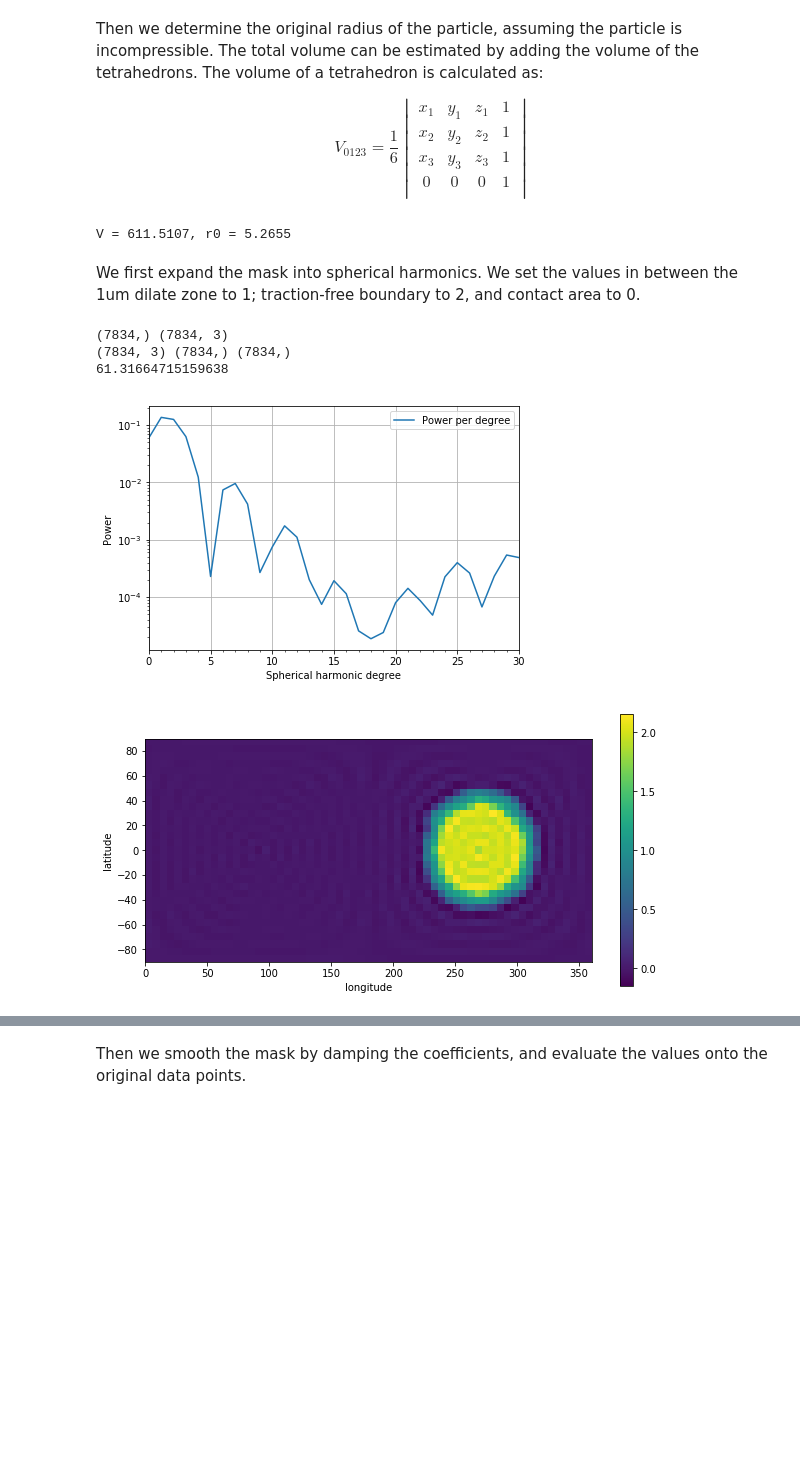
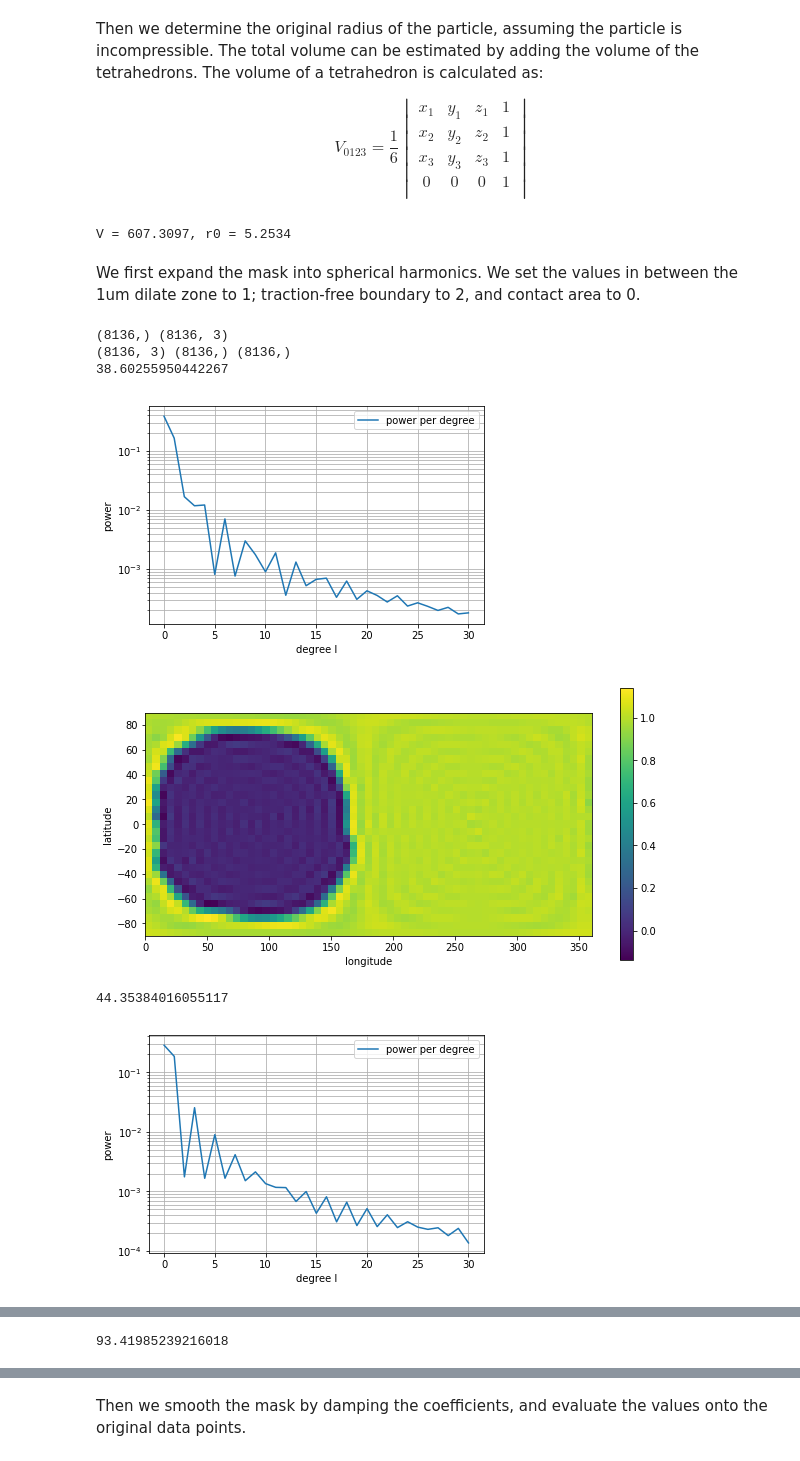
Before and after one commit to yfwang09/ShElastic, a Jupyter notebook: notebook/Case05-Hydrogel_Cell_Interaction-smoothed_mask.ipynb, the cells around one changed output, grey strips where cells are left out. Drawn from its saved outputs; the diff is of its cells as text; code cells hidden in the pictures; blank space fills up the shorter version.

Commit message:
smoothed mask and shape

```diff
--- a/notebook/Case05-Hydrogel_Cell_Interaction-smoothed_mask.ipynb
+++ b/notebook/Case05-Hydrogel_Cell_Interaction-smoothed_mask.ipynb
@@ -40,7 +40,7 @@ from Case05_utilities import generate_fcache, generate_Xneigh, generate_Eneigh,
 datadir = '../testdata'
 smoothed = 'smoothed'; smoothed = '';
 dilated = '_1um_dilated'; dilated = '';
-shapename = 'Shape3'
+shapename = 'Shape2'
 datafile = os.path.join(datadir, shapename+'_Coordinates_Cart_'+smoothed+'.csv')
 connfile = os.path.join(datadir, shapename+'_Connectivity.csv')
 maskfile = os.path.join(datadir, shapename+'_Mask'+dilated+'.csv')
@@ -163,28 +163,46 @@ vol = np.sum(np.linalg.det(tet)/6, axis=0)
 r0 = np.cbrt(vol/(4/3*np.pi))
 print('V = %.4f, r0 = %.4f'%(vol, r0))
 # %% [output]
-V = 611.5107, r0 = 5.2655
+V = 607.3097, r0 = 5.2534
 # %% [markdown]
 We first expand the mask into spherical harmonics. We set the values in between the 1um dilate zone to 1; traction-free boundary to 2, and contact area to 0.
 # %%
 mylmax = lJmax
 
 print(mask.shape, Vp.shape)
 Vp_sph = np.stack(CartCoord_to_SphCoord(Vp[..., 0], Vp[..., 1], Vp[..., 2]), axis=-1)
 Vlat = 90 - np.rad2deg(Vp_sph[..., 1])
 Vlon = np.rad2deg(Vp_sph[..., 2])
 print(Vp_sph.shape, Vlat.shape, Vlon.shape)
 
+Tmask_cilm, chi2 = pyshtools.expand.SHExpandLSQ(mask, Vlat, Vlon, lmax=mylmax)
+print(chi2)
+
+Tmask_coeff = pyshtools.SHCoeffs.from_array(Tmask_cilm)
+fig, ax = Tmask_coeff.plot_spectrum()
+Tmask_grid = Tmask_coeff.expand('GLQ')
+fig, ax = plotfv(Tmask_grid.to_array(), lonshift=180)
+
+Tmask_cilm, chi2 = pyshtools.expand.SHExpandLSQ(mask_dil, Vlat, Vlon, lmax=mylmax)
+print(chi2)
+
+Tmask_coeff = pyshtools.SHCoeffs.from_array(Tmask_cilm)
+fig, ax = Tmask_coeff.plot_spectrum()
+Tmask_grid = Tmask_coeff.expand('GLQ')
+fig, ax = plotfv(Tmask_grid.to_array(), lonshift=180)
+
 Tmask_cilm, chi2 = pyshtools.expand.SHExpandLSQ(mask+mask_dil, Vlat, Vlon, lmax=mylmax)
 print(chi2)
 
 Tmask_coeff = pyshtools.SHCoeffs.from_array(Tmask_cilm)
 fig, ax = Tmask_coeff.plot_spectrum()
 Tmask_grid = Tmask_coeff.expand('GLQ')
 fig, ax = plotfv(Tmask_grid.to_array(), lonshift=180)
 # %% [output]
-(7834,) (7834, 3)
-(7834, 3) (7834,) (7834,)
-61.31664715159638
+(8136,) (8136, 3)
+(8136, 3) (8136,) (8136,)
+38.60255950442267
-[figure, old version]
+[figure, new version]
-[figure, old version]
+[figure, new version]
+44.35384016055117
+[figure, added]
@@ -190,0 +210 @@ fig, ax = plotfv(Tmask_grid.to_array(), lonshift=180)
+93.41985239216018
```
Also changed, not shown: parts of 3 cells of this notebook, 22 other files.
